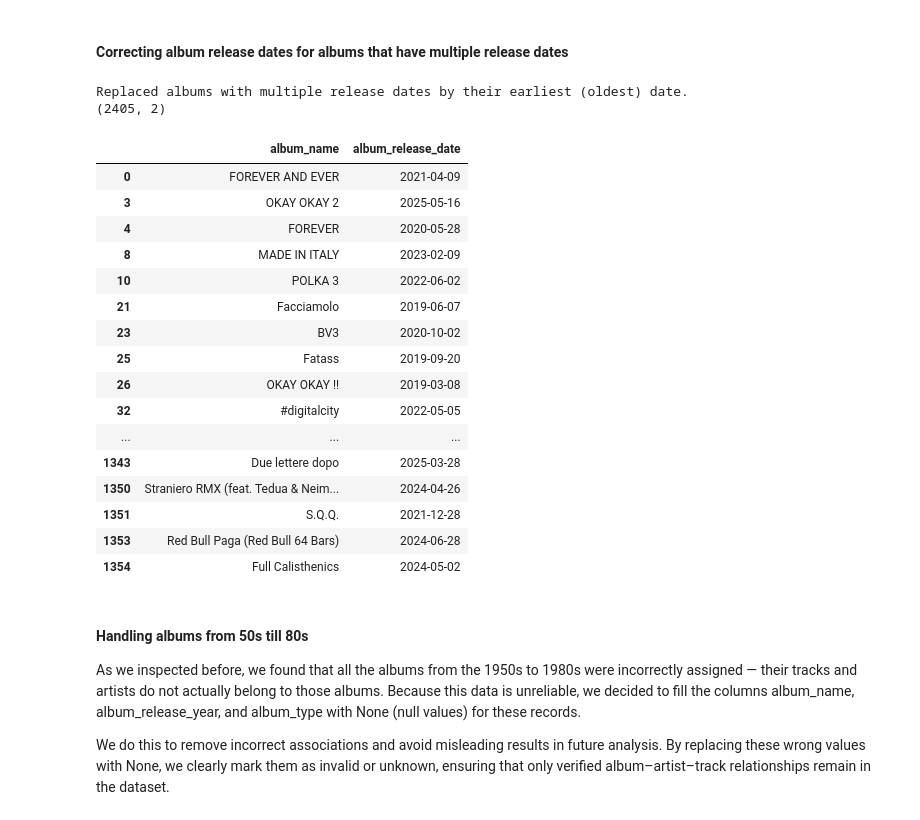
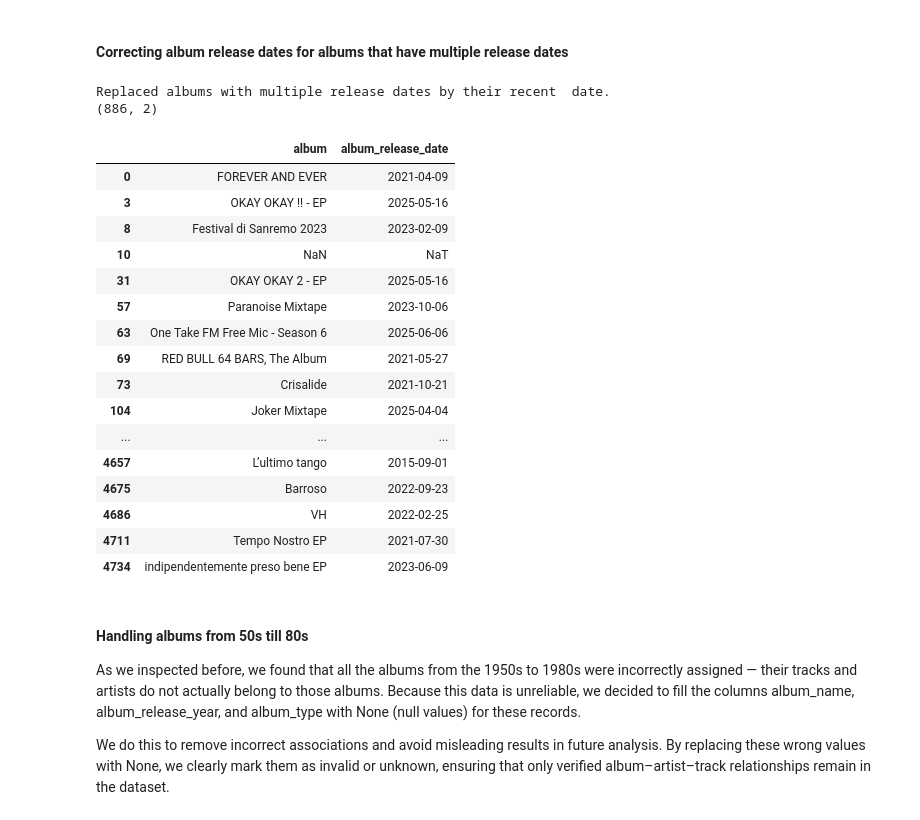
Before and after one commit to MichelaFaella/data_mining_project, a Jupyter notebook: data_cleaning_and_preparation_2.ipynb, the cells around one changed output. Cells and saved outputs as stored; diff of their text form; code cells hidden in the pictures.

```diff
--- a/data_cleaning_and_preparation_2.ipynb
+++ b/data_cleaning_and_preparation_2.ipynb
@@ -175,5 +177,5 @@ Once we understand that album_name is more stable than album, we can remove both
 # %%
-df.drop(columns=['album'], inplace=True)
+df.drop(columns=['album_name'], inplace=True)
 df.drop(columns=['id_album'], inplace=True)
 df.drop(columns=['album_image'], inplace=True)
 # %% [markdown]
@@ -1416,46 +1488,44 @@ Name: count, dtype: int64
 # %% [markdown]
 #### Correcting album release dates for albums that have multiple release dates
 # %%
-# --- 1. Make sure album_release_date is a datetime type ---
-df['album_release_date'] = pd.to_datetime(df['album_release_date'], errors='coerce')
 
-# --- 2. Compute the oldest (earliest) date per album ---
+# --- 2. Compute the recent date per album ---
 earliest_dates = (
-    df.groupby('album_name', as_index=False)['album_release_date']
-    .min()
+    df.groupby('album', as_index=False)['album_release_date']
+    .max()
 )
 
 # --- 3. Merge back into the main dataframe ---
 df = df.drop(columns=['album_release_date']).merge(
     earliest_dates,
-    on='album_name',
+    on='album',
     how='left'
 )
 
 # --- 4. Confirm result ---
-print("Replaced albums with multiple release dates by their earliest (oldest) date.")
-print(df[['album_name', 'album_release_date']].drop_duplicates().shape)
-display(df[['album_name', 'album_release_date']].drop_duplicates())
+print("Replaced albums with multiple release dates by their recent  date.")
+print(df[['album', 'album_release_date']].drop_duplicates().shape)
+display(df[['album', 'album_release_date']].drop_duplicates())
 # %% [output]
-Replaced albums with multiple release dates by their earliest (oldest) date.
-(2405, 2)
+Replaced albums with multiple release dates by their recent  date.
+(886, 2)
-|  | album_name | album_release_date |
+|  | album | album_release_date |
 | 0 | FOREVER AND EVER | 2021-04-09 |
-| 3 | OKAY OKAY 2 | 2025-05-16 |
-| 4 | FOREVER | 2020-05-28 |
-| 8 | MADE IN ITALY | 2023-02-09 |
-| 10 | POLKA 3 | 2022-06-02 |
-| 21 | Facciamolo | 2019-06-07 |
-| 23 | BV3 | 2020-10-02 |
-| 25 | Fatass | 2019-09-20 |
-| 26 | OKAY OKAY !! | 2019-03-08 |
-| 32 | #digitalcity | 2022-05-05 |
+| 3 | OKAY OKAY !! - EP | 2025-05-16 |
+| 8 | Festival di Sanremo 2023 | 2023-02-09 |
+| 10 | NaN | NaT |
+| 31 | OKAY OKAY 2 - EP | 2025-05-16 |
+| 57 | Paranoise Mixtape | 2023-10-06 |
+| 63 | One Take FM Free Mic - Season 6 | 2025-06-06 |
+| 69 | RED BULL 64 BARS, The Album | 2021-05-27 |
+| 73 | Crisalide | 2021-10-21 |
+| 104 | Joker Mixtape | 2025-04-04 |
 | ... | ... | ... |
-| 1343 | Due lettere dopo | 2025-03-28 |
-| 1350 | Straniero RMX (feat. Tedua & Neim... | 2024-04-26 |
-| 1351 | S.Q.Q. | 2021-12-28 |
-| 1353 | Red Bull Paga (Red Bull 64 Bars) | 2024-06-28 |
-| 1354 | Full Calisthenics | 2024-05-02 |
+| 4657 | L’ultimo tango | 2015-09-01 |
+| 4675 | Barroso | 2022-09-23 |
+| 4686 | VH | 2022-02-25 |
+| 4711 | Tempo Nostro EP | 2021-07-30 |
+| 4734 | indipendentemente preso bene EP | 2023-06-09 |
 # %% [markdown]
 #### Handling albums from 50s till 80s
 
```
Also changed, not shown: parts of 21 cells of this notebook, 6 other files.
